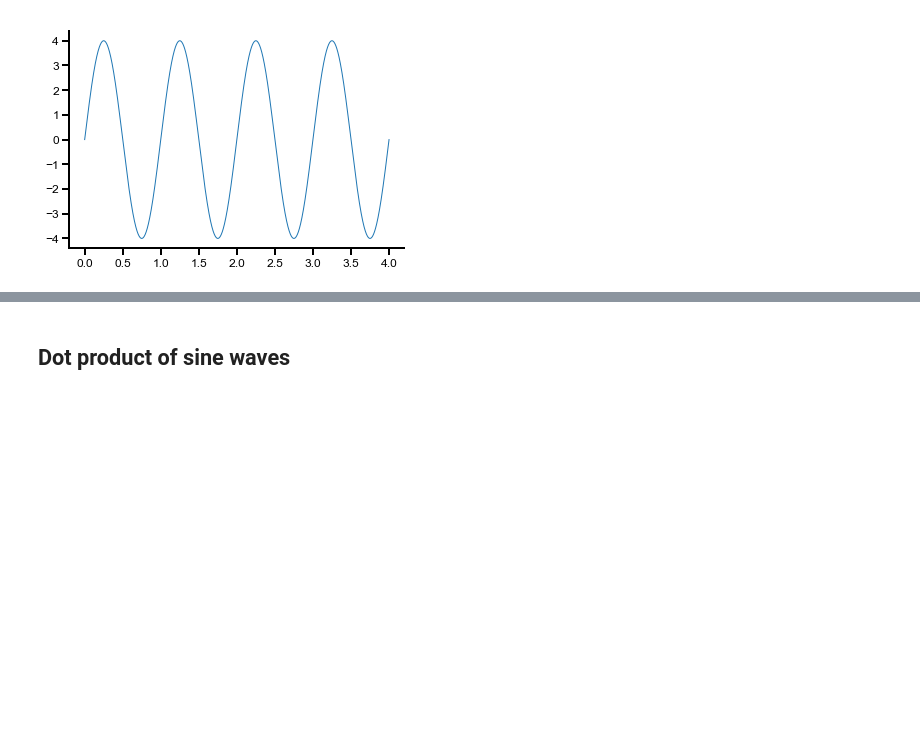
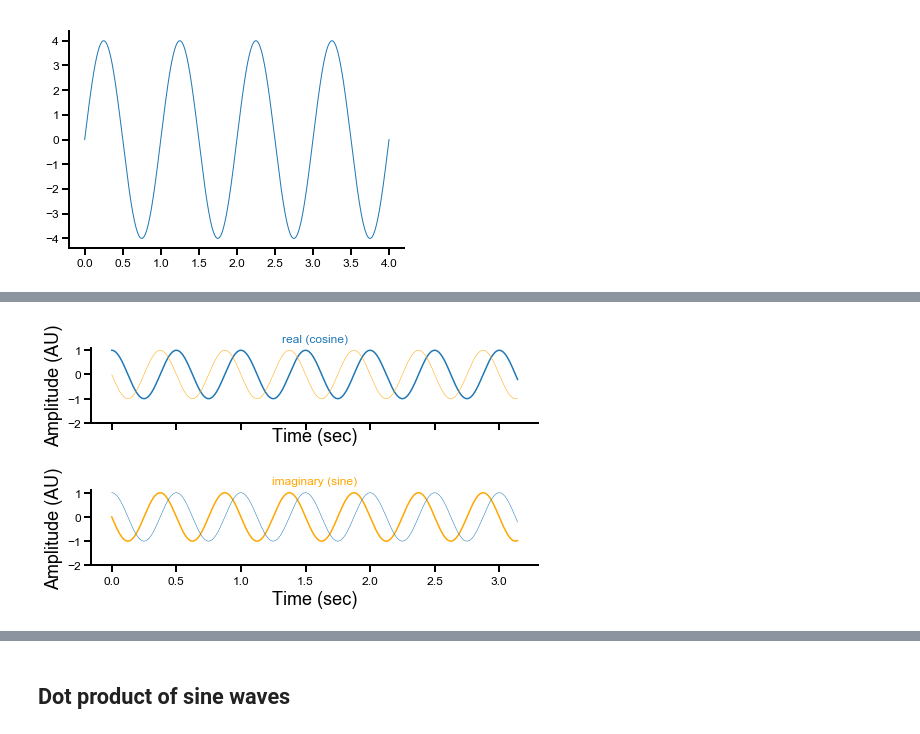
Before and after one commit to OrielBanne/myIPythonNotebooks, a Jupyter notebook: Signal_Processing/Sine waves and complex waves.ipynb, the cells around one changed output, grey strips where cells are left out. Drawn from its saved outputs; the diff is of its cells as text; code cells hidden in the pictures; blank space fills up the shorter version.

```diff
--- a/Signal_Processing/Sine waves.ipynb
+++ b/Signal_Processing/Sine waves and complex waves.ipynb
@@ -39,0 +59,25 @@ plt.legend(frameon=False)
+# %%
+t = np.arange(0,np.pi, 1/30000)
+
+freq = 2 # in Hz
+phi = 0
+amp = 1
+k = 2*np.pi*freq*t + phi
+
+cwv = amp * np.exp(-1j* k) # complex sine wave
+
+fig, ax = plt.subplots(2,1, figsize=(8,4), sharex=True)
+ax[0].plot(t, np.real(cwv), lw=1.5)
+ax[0].plot(t, np.imag(cwv), lw=0.5, color='orange')
+ax[0].set_title('real (cosine)', color='C0')
+
+ax[1].plot(t, np.imag(cwv), color='orange', lw=1.5)
+ax[1].plot(t, np.real(cwv), lw=0.5, color='C0')
+ax[1].set_title('imaginary (sine)', color='orange')
+
+for myax in ax:
+    myax.set_yticks(range(-2,2,1))
+    myax.set_xlabel('Time (sec)')
+    myax.set_ylabel('Amplitude (AU)')
+# %% [output]
+[figure, added]
```
Also changed, not shown: parts of 8 cells of this notebook, 3 other files.
